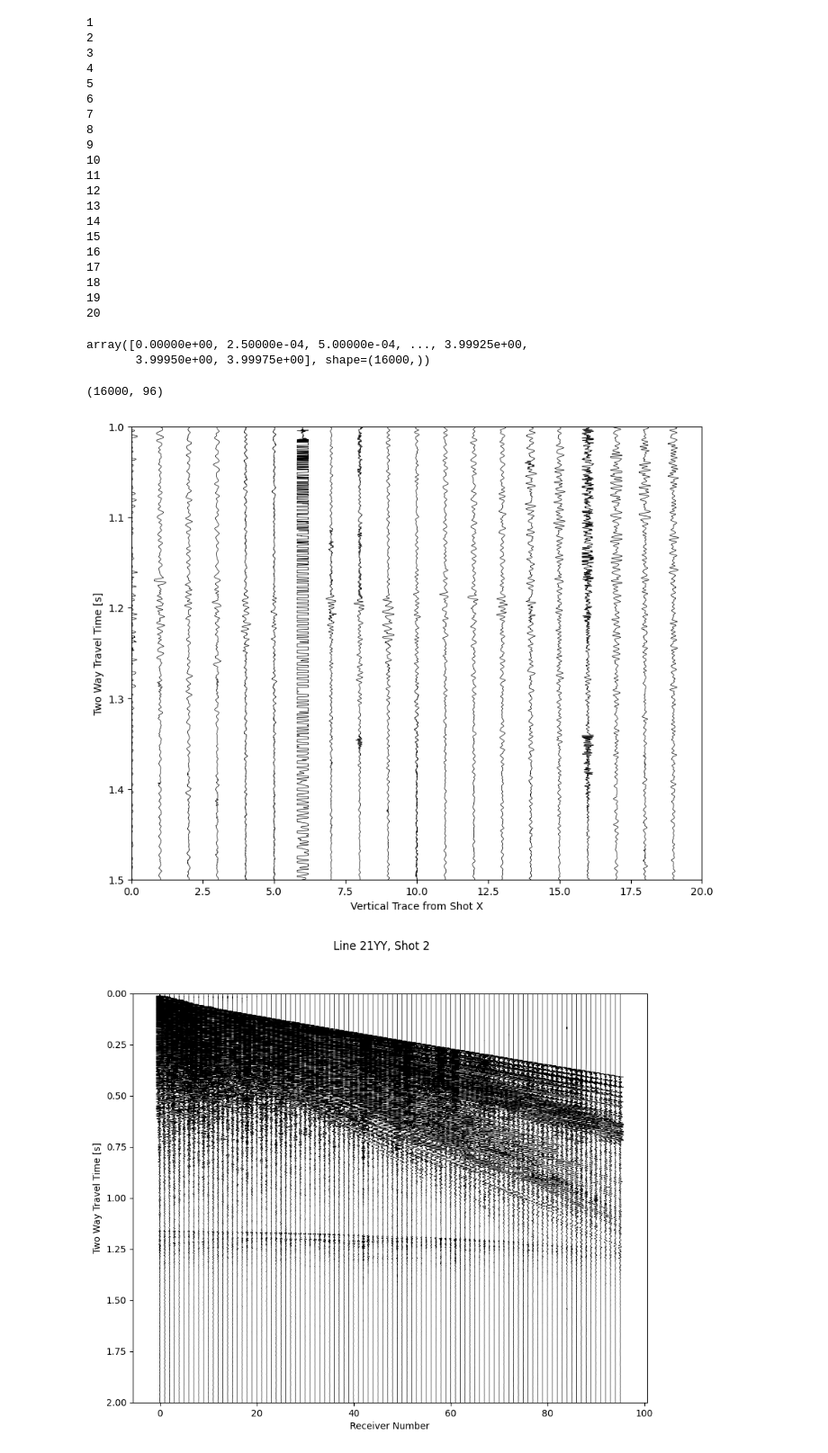
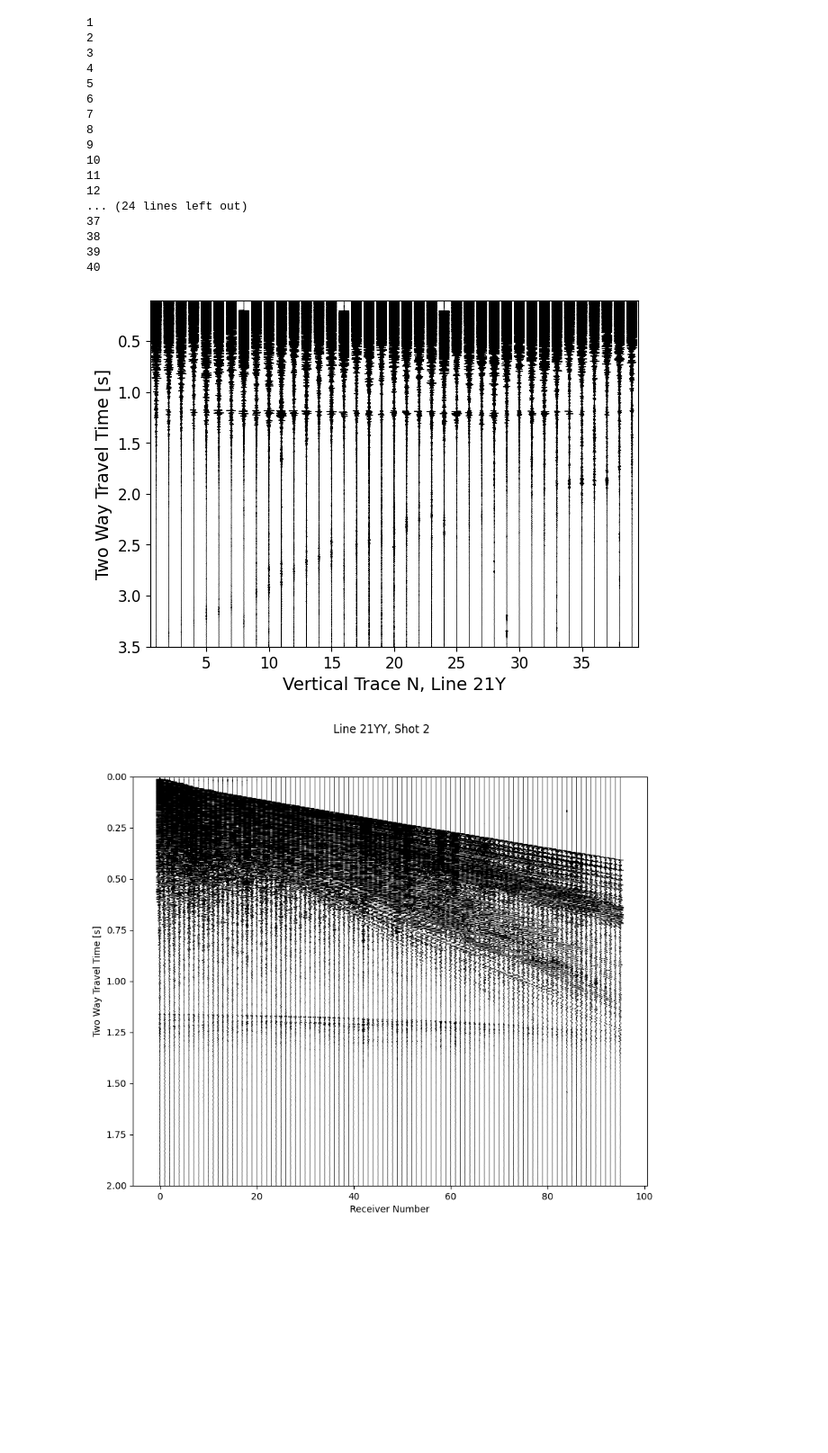
Before and after one commit to zsk4/david_seismic, a Jupyter notebook: NormalReflect.ipynb, the cells around one changed output. Shown at 90% size. Saved outputs shown, nothing was run; the diff lists cells and outputs as text; code cells hidden in the pictures; blank space fills up the shorter version.

```diff
--- a/NormalReflect.ipynb
+++ b/NormalReflect.ipynb
@@ -11,9 +11,10 @@ import os
 import pandas as pd
 
 ############
-line = '21YY'
-geometry_path = './_data/KPDC_David_Seismic_2022/RAW/21YY-Geometry.csv'
-sgy_file = './_data/KPDC_David_Seismic_2022/RAW/21YY'
+# Number of shots on this Line [X=56, Y=40, XX=28. YY=20]
+line = '21Y'
+geometry_path = './_data/KPDC_David_Seismic_2022/RAW/21Y-Geometry.csv'
+sgy_file = './_data/KPDC_David_Seismic_2022/RAW/21Y'
 ############
 
 geometry = pd.read_csv(geometry_path)
@@ -42,8 +43,8 @@ def segyload_obspy(sgy_path, fldr_number=1):
             coords['group_x'].append(hdr.group_coordinate_x)
             coords['group_y'].append(hdr.group_coordinate_y)
 
-    if len(selected_traces) == 0:
-        raise ValueError(f"No traces found for fldr={fldr_number}")
+    #if len(selected_traces) == 0:
+    #    raise ValueError(f"No traces found for fldr={fldr_number}")
 
     data = np.stack(selected_traces)
     n_traces = data.shape[0]
@@ -82,44 +83,34 @@ for fldr_number in range(1,num_shots+1):
 10
 11
 12
-13
-14
-15
-16
-17
-18
-19
-20
+... (24 lines left out)
+37
+38
+39
+40
-# %%
-data_arr['time'][0]
-# %% [output]
-array([0.00000e+00, 2.50000e-04, 5.00000e-04, ..., 3.99925e+00,
-       3.99950e+00, 3.99975e+00], shape=(16000,))
-# %%
-data_arr['data_clipped'][index].shape
-# %% [output]
-(16000, 96)
 # %%
-fig, ax = plt.subplots(figsize=(10, 8))
-for index, fldr_number in enumerate(range(1,num_shots+1)):
+fig, ax = plt.subplots(figsize=(7, 5))
+for index, fldr_number in enumerate(range(2,num_shots+1)):
     subset_geometry = geometry[geometry["SHOT_POINT"] == fldr_number].reset_index(drop=True)
     dist = np.array([np.sqrt((subset_geometry['XSHOT'][i]-subset_geometry['XREC'][i])**2 + (subset_geometry['YSHOT'][i]-subset_geometry['YREC'][i])**2 ) for i in range(len(subset_geometry['XSHOT']))])
     # Extract the correct shot to plot
     min_idx = np.argmin(dist)
 
     vert_trace = data_arr['data_clipped'][index][:,min_idx]
     # clip vertical trace to be +/- 1
-    vert_trace = np.clip(vert_trace, -0.2, 0.2)
-    x = index * np.ones_like(vert_trace) + vert_trace
+    #vert_trace = vert_trace * 2
+    vert_trace = np.clip(vert_trace, -0.4, 0.4)
+    x = index * np.ones_like(vert_trace) + vert_trace + 1
     time = data_arr['time'][index]
 
     ax.plot(x, time, color='k', linewidth=0.5)
-    ax.set_xlim(0,20)
-    ax.set_ylim(1.5,1)
-    ax.set_xlabel("Vertical Trace from Shot X")
-    ax.set_ylabel("Two Way Travel Time [s]")
+    ax.set_xlim(0.5,39.5)
+    ax.set_ylim(3.5,0.1)
+    ax.set_xlabel("Vertical Trace N, Line 21Y",fontsize=14)
+    ax.set_ylabel("Two Way Travel Time [s]",fontsize=14)
+    ax.tick_params(axis='both', which='major', labelsize=12)
 # %% [output]
-[figure, old version]
+[figure, new version]
 # %%
 data_arr['data_clipped'][0].shape
 line = '21YY'
```
Also changed, not shown: 2 other files.
